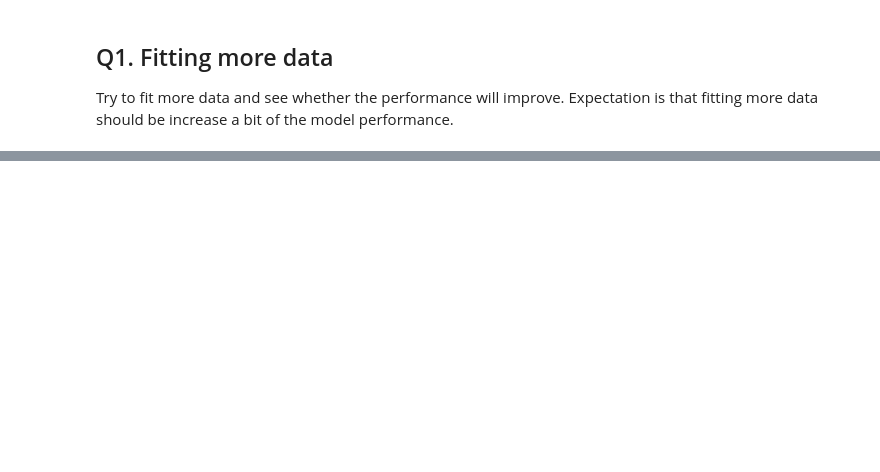
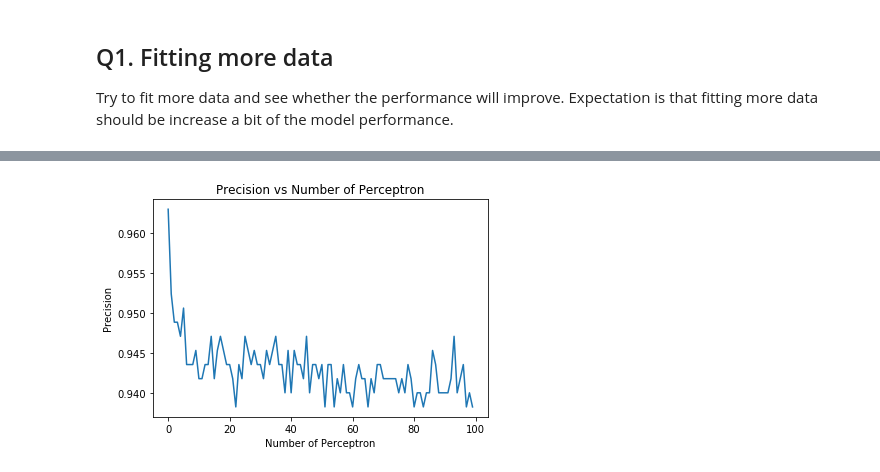
Before and after one commit to yychik/hsi-trad, a Jupyter notebook: hsi-research.ipynb, the cells around one changed output, grey strips where cells are left out. Cells and saved outputs as stored; diff of their text form; code cells hidden in the pictures; blank space fills up the shorter version.

```diff
--- a/hsi-research.ipynb
+++ b/hsi-research.ipynb
@@ -400,0 +566,7 @@ Validation Accuracy: 0.682539685063
+# %%
+plt.plot(pre_p)
+plt.title("Precision vs Number of Perceptron");
+plt.ylabel("Precision");
+plt.xlabel("Number of Perceptron");
+# %% [output]
+[figure, added]
```
Also changed, not shown: parts of 41 cells of this notebook, 2 other files.
